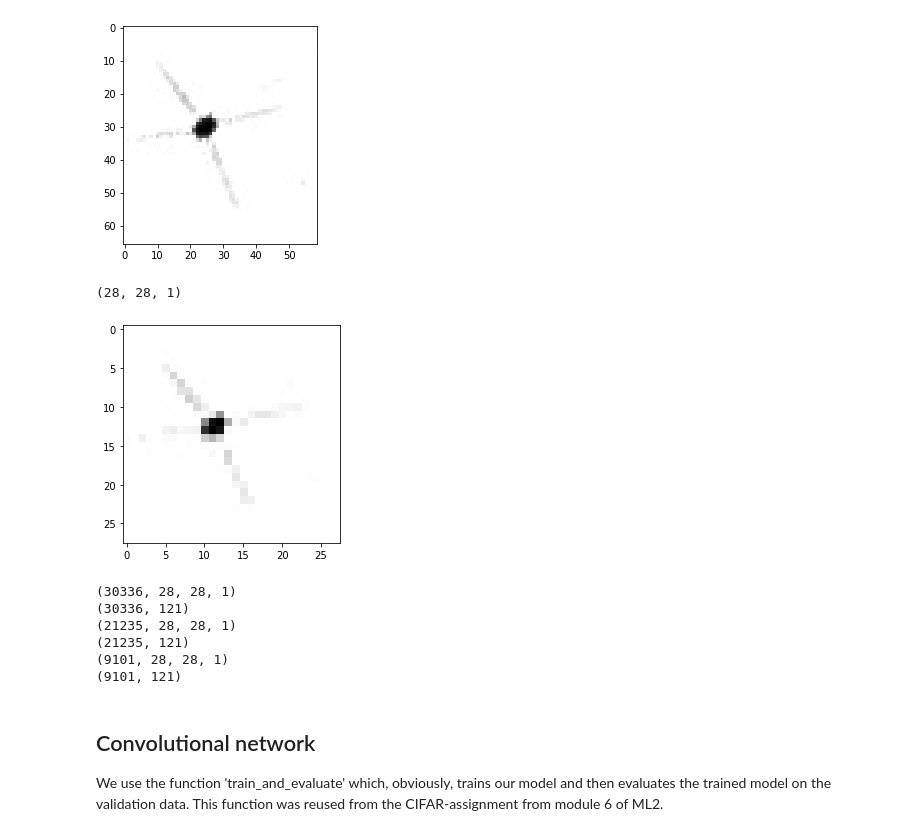
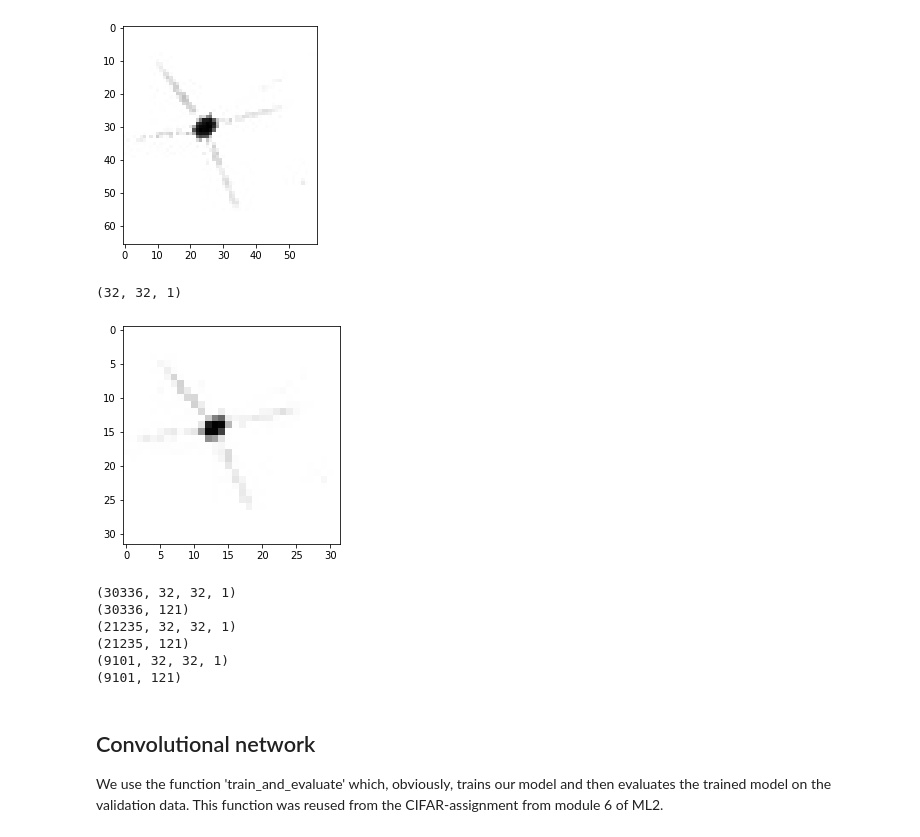
Before and after one commit to maxburger1997/Team-DreamTeam-, a Jupyter notebook: code/Plankton_Stratify.ipynb, the cells around one changed output. Cells and saved outputs as stored; diff of their text form; code cells hidden in the pictures.

```diff
--- a/code/Plankton_Stratify.ipynb
+++ b/code/Plankton_Stratify.ipynb
@@ -160,23 +160,23 @@ Lowest second dimension image (31, 49)
 # %%
 # Create an empty list for the training data
 train_data_resized = []
 
 # Loop through the images in the training data and resize them to the lowest shape in the dataset,
 # add a third dimension of 1 to the images and then append the image to the 'train_data_resized' list
 for image in train_data:
-    img = cv2.resize(image, dsize = (28, 28), interpolation = cv2.INTER_LINEAR)
+    img = cv2.resize(image, dsize = (32, 32), interpolation = cv2.INTER_LINEAR)
     img = np.expand_dims(img, axis = 2)
     train_data_resized.append(img)
 
 # Test if the image is resized and show the image
 print(train_data_resized[0].shape)
 plt.imshow(train_data_resized[0], cmap = 'gray')
 
 #Split the data into 70% training and 30% validation
 im_train, im_val, lab_train, lab_val = train_test_split(train_data_resized, train_labels_one_hot, train_size=0.7, random_state=1265599650)
 # %% [output]
-(28, 28, 1)
+(32, 32, 1)
-[figure, old version]
+[figure, new version]
 # %%
 # Convert data to array before split to use in stratified kfolds
 all_image = np.array(train_data_resized)
@@ -196,11 +196,11 @@ print(label_train.shape)
 print(image_val.shape)
 print(label_val.shape)
 # %% [output]
-(30336, 28, 28, 1)
+(30336, 32, 32, 1)
 (30336, 121)
-(21235, 28, 28, 1)
+(21235, 32, 32, 1)
 (21235, 121)
-(9101, 28, 28, 1)
+(9101, 32, 32, 1)
 (9101, 121)
 # %% [markdown]
 ## Convolutional network
```
Also changed, not shown: parts of 3 cells of this notebook, 1 other file.
